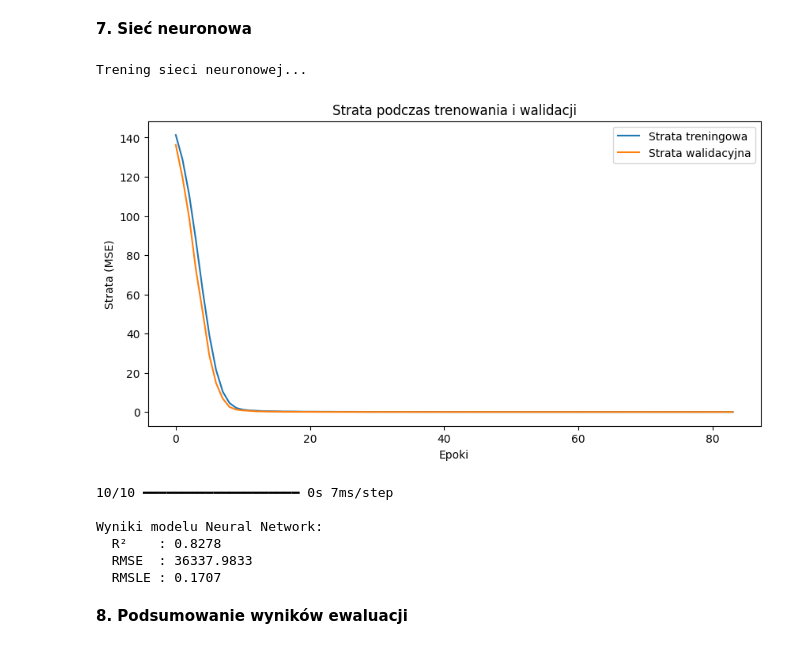
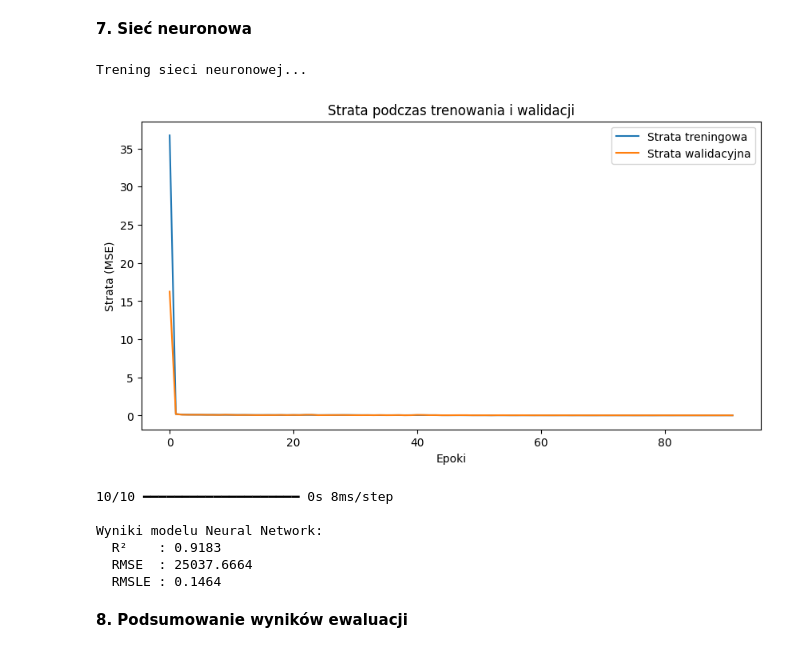
Before and after one commit to jan-kordas/ML-Project, a Jupyter notebook: Notebooks/02_Model_Training.ipynb, the cells around one changed output. Drawn from its saved outputs; the diff is of its cells as text; code cells hidden in the pictures.

Commit message:
Corrected structure of the neural network model

```diff
--- a/Notebooks/02_Model_Training.ipynb
+++ b/Notebooks/02_Model_Training.ipynb
@@ -148,6 +148,7 @@ Wyniki modelu XGBoost Regression:
 # %% [markdown]
 **7. Sieć neuronowa**
 # %%
+from tensorflow.keras.regularizers import l2
 print("\nTrening sieci neuronowej...")
 
 scaler = StandardScaler()
@@ -156,51 +157,51 @@ X_val_scaled = scaler.transform(X_val)
 
 model = Sequential([
     Input(shape=(X_train_scaled.shape[1],)),
-    Dense(256, activation="relu"),
+    Dense(64, activation="relu", kernel_regularizer=l2(1e-4)),
     BatchNormalization(),
-    Dropout(0.3),
-    Dense(128, activation="relu"),
+    Dropout(0.2),
+    Dense(32, activation="relu", kernel_regularizer=l2(1e-4)),
     BatchNormalization(),
-    Dropout(0.3),
-    Dense(64, activation="relu"),
+    Dropout(0.2),
+    Dense(16, activation="relu", kernel_regularizer=l2(1e-4)),
     BatchNormalization(),
     Dense(1)
 ])
 
-model.compile(optimizer=Adam(learning_rate=0.001), loss="mse", metrics=["mae"])
+model.compile(optimizer=Adam(learning_rate=0.02), loss="mse", metrics=["mae"])
 
 early_stop = EarlyStopping(monitor="val_loss", patience=15, restore_best_weights=True, verbose=0)
 reduce_lr = ReduceLROnPlateau(monitor="val_loss", factor=0.5, patience=5, verbose=0)
 
 history = model.fit(
     X_train_scaled, np.log1p(y_train_split),
     validation_data=(X_val_scaled, np.log1p(y_val)),
     epochs=200,
-    batch_size=32,
+    batch_size=16,
     callbacks=[early_stop, reduce_lr],
     verbose=0
 )
 
 plt.figure(figsize=(10, 5))
 plt.plot(history.history["loss"], label="Strata treningowa")
 plt.plot(history.history["val_loss"], label="Strata walidacyjna")
 plt.xlabel("Epoki")
 plt.ylabel("Strata (MSE)")
 plt.legend()
 plt.title("Strata podczas trenowania i walidacji")
 plt.show()
 
 y_val_pred_nn = model.predict(X_val_scaled).flatten()
 evaluate_model("Neural Network", np.log1p(y_val), y_val_pred_nn, is_log_transformed=True)
 # %% [output]
 Trening sieci neuronowej...
-[figure, old version]
+[figure, new version]
-10/10 ━━━━━━━━━━━━━━━━━━━━ 0s 7ms/step
+10/10 ━━━━━━━━━━━━━━━━━━━━ 0s 8ms/step
 
 Wyniki modelu Neural Network:
-  R²    : 0.8278
-  RMSE  : 36337.9833
-  RMSLE : 0.1707
+  R²    : 0.9183
+  RMSE  : 25037.6664
+  RMSLE : 0.1464
 # %% [markdown]
 **8. Podsumowanie wyników ewaluacji**
 # %%
```
Also changed, not shown: parts of 2 cells of this notebook, 1 other file.
